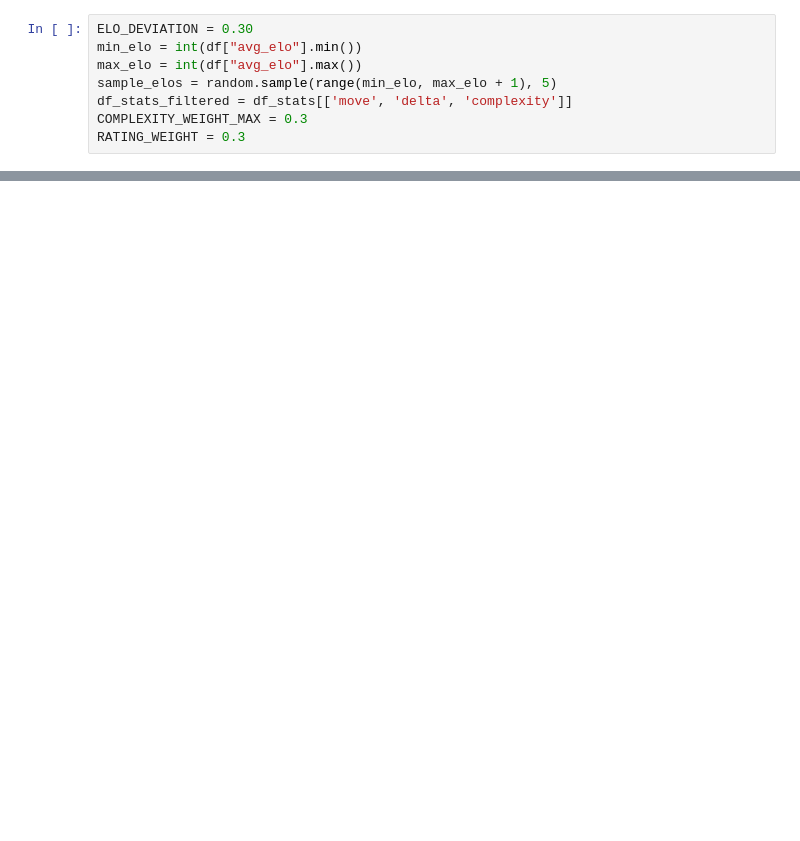
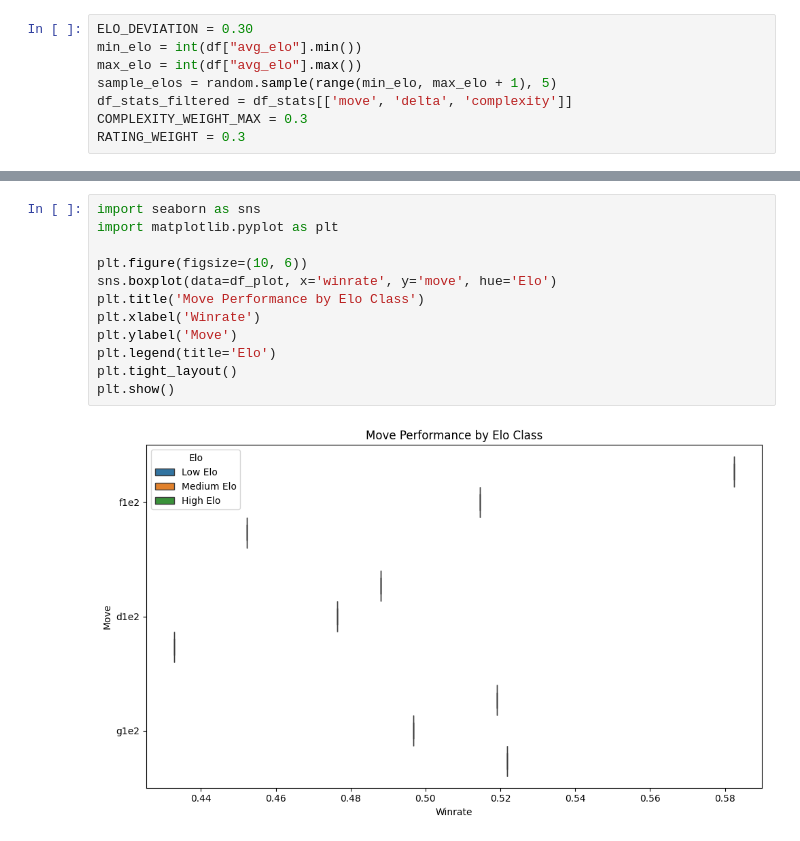
Before and after one commit to croco22/chess, a Jupyter notebook: recommendation_analysis.ipynb, the cells around one changed output, grey strips where cells are left out. Saved outputs shown, nothing was run; the diff lists cells and outputs as text; blank space fills up the shorter version.

```diff
--- a/recommendation_analysis.ipynb
+++ b/recommendation_analysis.ipynb
@@ -201,0 +270,14 @@ der ausgwählte global best von der engine ist komisch, da hier z.B. deutlich be
+# %%
+import seaborn as sns
+import matplotlib.pyplot as plt
+
+plt.figure(figsize=(10, 6))
+sns.boxplot(data=df_plot, x='winrate', y='move', hue='Elo')
+plt.title('Move Performance by Elo Class')
+plt.xlabel('Winrate')
+plt.ylabel('Move')
+plt.legend(title='Elo')
+plt.tight_layout()
+plt.show()
+# %% [output]
+[figure, added]
```
Also changed, not shown: parts of 16 cells of this notebook.
